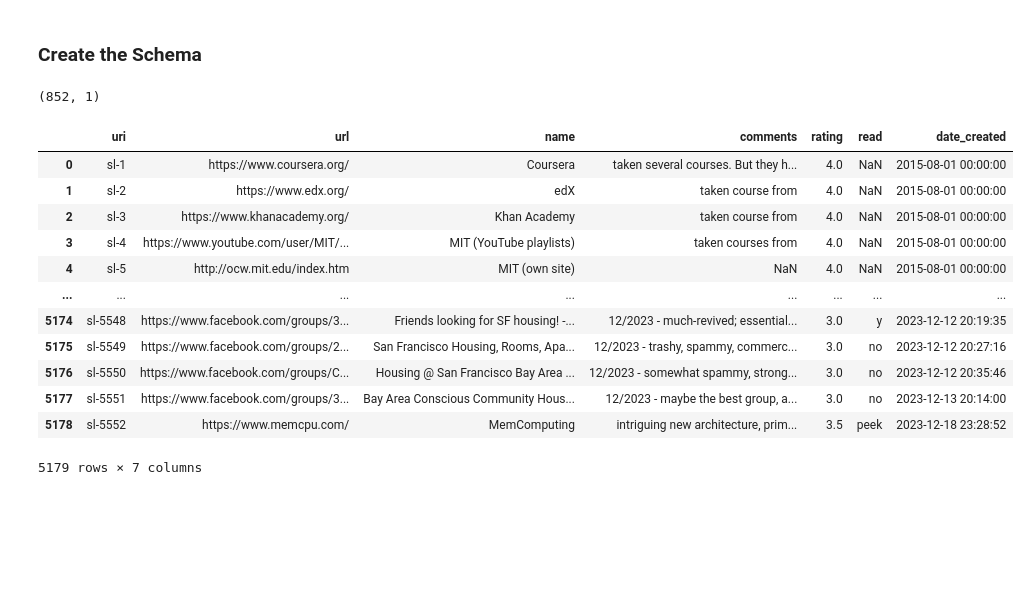
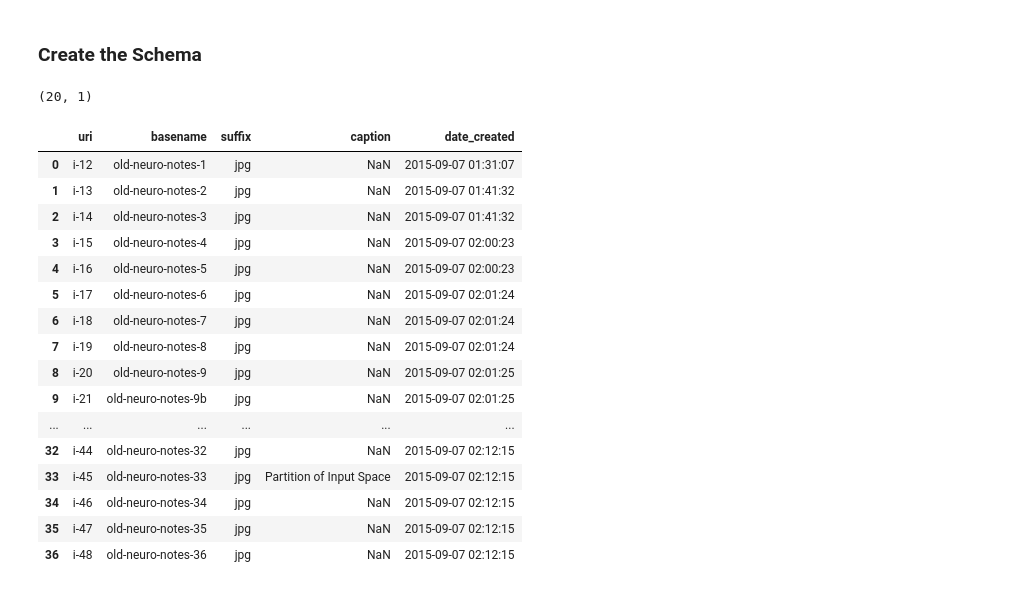
Before and after one commit to BrainAnnex/brain-annex, a Jupyter notebook: notebooks/tutorial_neoschema_2_import.ipynb, the cells around one changed output. Cells and saved outputs as stored; diff of their text form; code cells hidden in the pictures; blank space fills up the shorter version.

```diff
--- a/notebooks/tutorial_neoschema_2_import.ipynb
+++ b/notebooks/tutorial_neoschema_2_import.ipynb
@@ -49,25 +46,29 @@ NeoSchema.set_database(db)
 # %% [markdown]
 ### Create the Schema
 # %%
-# Create a "SiteLinks" Class node - together with its Properties
+# Create an "Images" Class node - together with its Properties
 
-NeoSchema.create_class_with_properties(name="Site Link", property_list=["uri", "url", "name", "comments", "rating", "read", "date_created"])
+NeoSchema.create_class_with_properties(name="Images", property_list=["uri", "basename", "suffix", "caption", "width", "height", "date_created"])
 # %% [output]
-(852, 1)
+(20, 1)
 # %%
-df = pd.read_csv('D:\Docs\Brain Annex\- DATA TRANSFER IP\BA_siteLinks.csv', encoding = "ISO-8859-1")
+df = pd.read_csv('D:\Docs\Brain Annex\- DATA TRANSFER IP\BA_1_i_images_old_neuro_notes.csv', encoding = "ISO-8859-1")
 df
 # %% [output]
-|  | uri | url | name | comments | rating | read | date_created |
-| 0 | sl-1 | https://www.coursera.org/ | Coursera | taken several courses. But they h... | 4.0 | NaN | 2015-08-01 00:00:00 |
-| 1 | sl-2 | https://www.edx.org/ | edX | taken course from | 4.0 | NaN | 2015-08-01 00:00:00 |
-| 2 | sl-3 | https://www.khanacademy.org/ | Khan Academy | taken course from | 4.0 | NaN | 2015-08-01 00:00:00 |
-| 3 | sl-4 | https://www.youtube.com/user/MIT/... | MIT (YouTube playlists) | taken courses from | 4.0 | NaN | 2015-08-01 00:00:00 |
-| 4 | sl-5 | http://ocw.mit.edu/index.htm | MIT (own site) | NaN | 4.0 | NaN | 2015-08-01 00:00:00 |
-| ... | ... | ... | ... | ... | ... | ... | ... |
-| 5174 | sl-5548 | https://www.facebook.com/groups/3... | Friends looking for SF housing! -... | 12/2023 - much-revived; essential... | 3.0 | y | 2023-12-12 20:19:35 |
-| 5175 | sl-5549 | https://www.facebook.com/groups/2... | San Francisco Housing, Rooms, Apa... | 12/2023 - trashy, spammy, commerc... | 3.0 | no | 2023-12-12 20:27:16 |
-| 5176 | sl-5550 | https://www.facebook.com/groups/C... | Housing @ San Francisco Bay Area ... | 12/2023 - somewhat spammy, strong... | 3.0 | no | 2023-12-12 20:35:46 |
-| 5177 | sl-5551 | https://www.facebook.com/groups/3... | Bay Area Conscious Community Hous... | 12/2023 - maybe the best group, a... | 3.0 | no | 2023-12-13 20:14:00 |
-| 5178 | sl-5552 | https://www.memcpu.com/ | MemComputing | intriguing new architecture, prim... | 3.5 | peek | 2023-12-18 23:28:52 |
+|  | uri | basename | suffix | caption | date_created |
+| 0 | i-12 | old-neuro-notes-1 | jpg | NaN | 2015-09-07 01:31:07 |
+| 1 | i-13 | old-neuro-notes-2 | jpg | NaN | 2015-09-07 01:41:32 |
+| 2 | i-14 | old-neuro-notes-3 | jpg | NaN | 2015-09-07 01:41:32 |
+| 3 | i-15 | old-neuro-notes-4 | jpg | NaN | 2015-09-07 02:00:23 |
+| 4 | i-16 | old-neuro-notes-5 | jpg | NaN | 2015-09-07 02:00:23 |
+| 5 | i-17 | old-neuro-notes-6 | jpg | NaN | 2015-09-07 02:01:24 |
+| 6 | i-18 | old-neuro-notes-7 | jpg | NaN | 2015-09-07 02:01:24 |
+| 7 | i-19 | old-neuro-notes-8 | jpg | NaN | 2015-09-07 02:01:24 |
+| 8 | i-20 | old-neuro-notes-9 | jpg | NaN | 2015-09-07 02:01:25 |
+| 9 | i-21 | old-neuro-notes-9b | jpg | NaN | 2015-09-07 02:01:25 |
+| ... | ... | ... | ... | ... | ... |
+| 32 | i-44 | old-neuro-notes-32 | jpg | NaN | 2015-09-07 02:12:15 |
+| 33 | i-45 | old-neuro-notes-33 | jpg | Partition of Input Space | 2015-09-07 02:12:15 |
+| 34 | i-46 | old-neuro-notes-34 | jpg | NaN | 2015-09-07 02:12:15 |
+| 35 | i-47 | old-neuro-notes-35 | jpg | NaN | 2015-09-07 02:12:15 |
+| 36 | i-48 | old-neuro-notes-36 | jpg | NaN | 2015-09-07 02:12:15 |
-5179 rows × 7 columns
```
Also changed, not shown: parts of 18 cells of this notebook, 9 other files.
